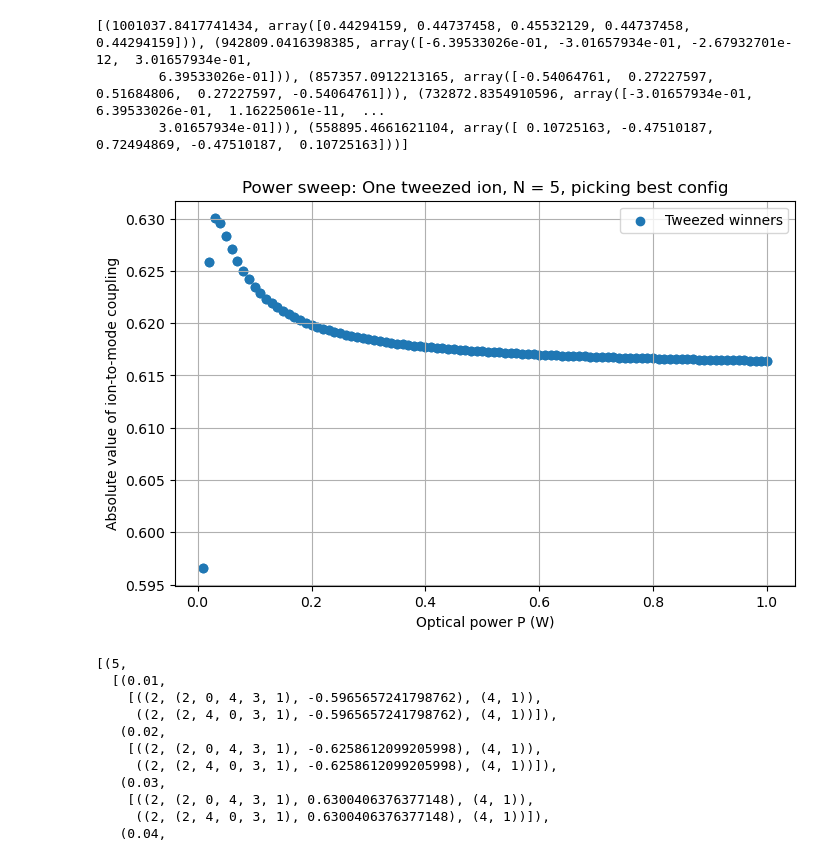
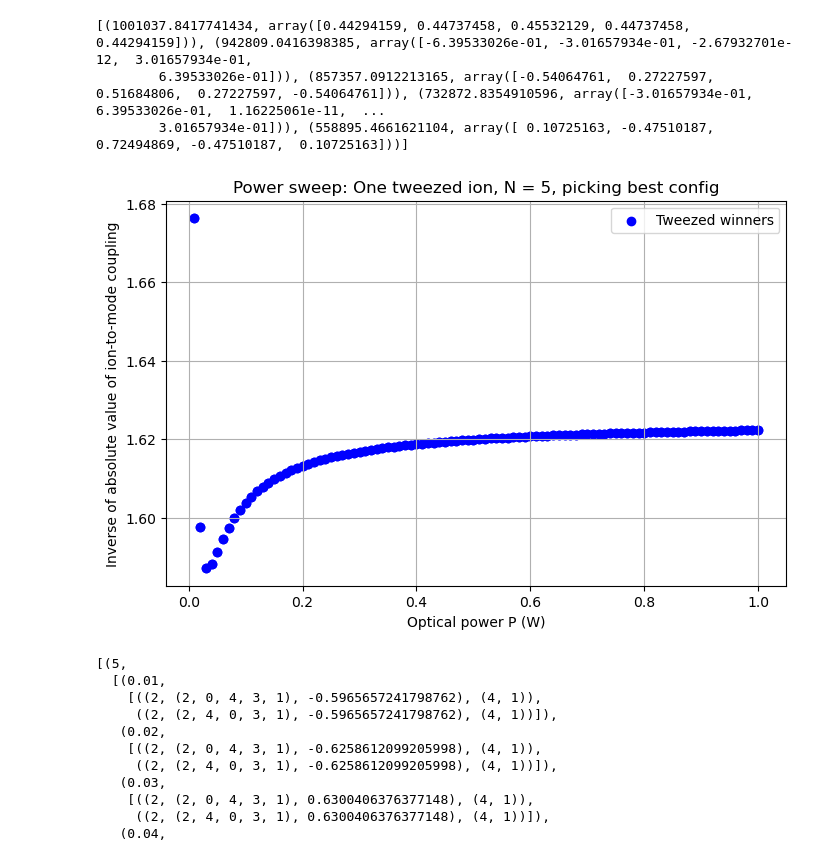
Before and after one commit to SQRLab/BladeRunner, a Jupyter notebook: Tweezers/SBC_Speedup.ipynb, the cells around one changed output. Saved outputs shown, nothing was run; the diff lists cells and outputs as text; code cells hidden in the pictures.

Commit message:
making all figures y-axes a proxy for time

```diff
--- a/Tweezers/SBC_Speedup.ipynb
+++ b/Tweezers/SBC_Speedup.ipynb
@@ -939,36 +945,36 @@ x_tweezed = []
 y_tweezed = []
 
 # results_power_sweep_5: [(N, [(P_opt, winners), ...]), ...]
 for Ni, power_results in results_power_sweep_5:
     for P_opt, winners in power_results:
         if not winners:
             continue
         # winners is a list of winner entries returned by run_optimal_mode_selection_tweezed_only
         # each winner has format: ((tweezed_ion, mapping, score), (best_ion, best_mode))
         for outer, inner in winners:
             # outer == (tweezed_ion, mapping, score)
             tweezed_ion, mapping, score = outer
             # inner == (best_ion, best_mode)
             # If you only want actual tweezed results (not None), guard:
             if tweezed_ion is None:
                 continue
             x_tweezed.append(P_opt)
             y_tweezed.append(abs(score))
 
 x_tweezed = np.array(x_tweezed)
 y_tweezed = np.array(y_tweezed)
 
 # --- plot ---
 plt.figure(figsize=(8,5))
-plt.scatter(x_tweezed, y_tweezed, marker='o', label='Tweezed winners')
+plt.scatter(x_tweezed, 1/y_tweezed, marker='o',color = 'blue', label='Tweezed winners')
 plt.xlabel("Optical power P (W)")
-plt.ylabel("Absolute value of ion-to-mode coupling")
+plt.ylabel("Inverse of absolute value of ion-to-mode coupling")
 plt.title("Power sweep: One tweezed ion, N = 5, picking best config")
 plt.grid(True)
 plt.legend()
 plt.show()
 # %% [output]
-[figure, old version]
+[figure, new version]
 # %%
 results_power_sweep_5
 # %% [output]
```
Also changed, not shown: parts of 14 cells of this notebook.
